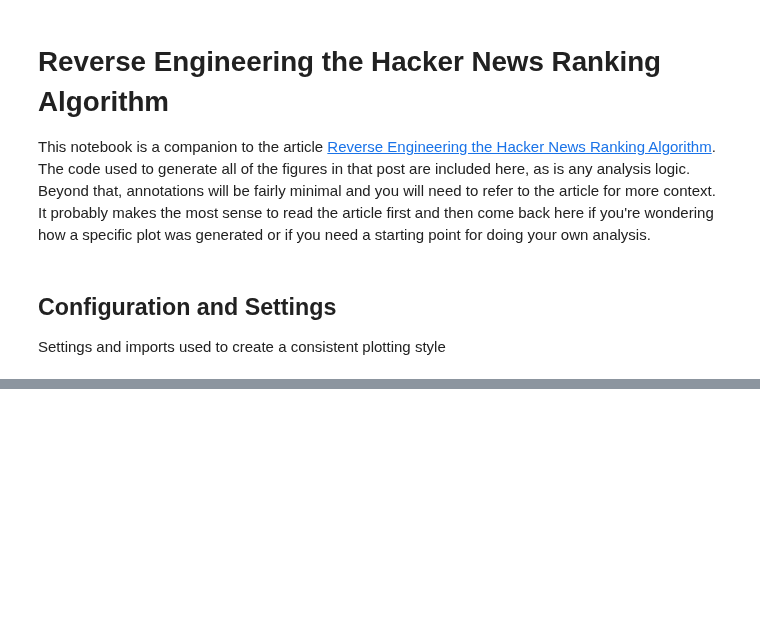
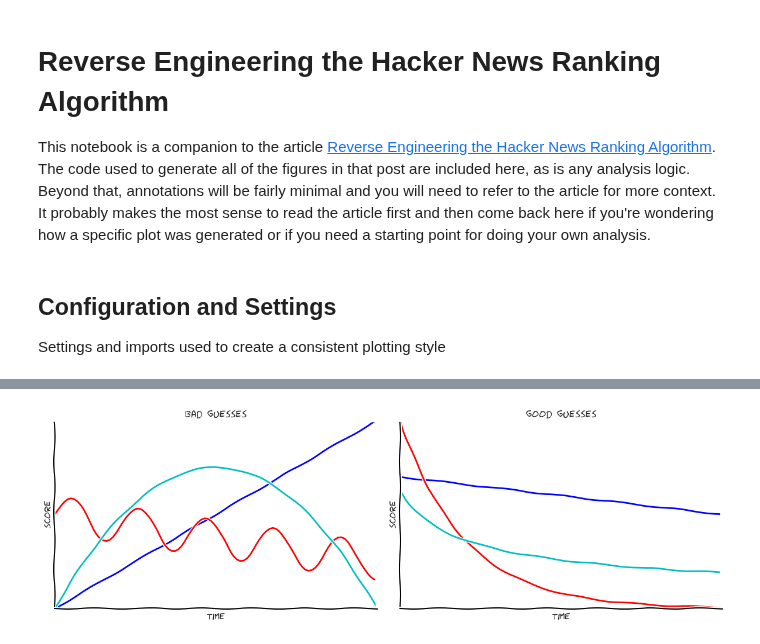
Before and after one commit to sangaline/reverse-engineering-the-hacker-news-ranking-algorithm, a Jupyter notebook: Reverse Engineering the Hacker News Ranking Algorithm.ipynb, the cells around one changed output, grey strips where cells are left out. Cells and saved outputs as stored; diff of their text form; code cells hidden in the pictures; blank space fills up the shorter version.

Commit message:
Add a cartoon figure for differentiating good/bad score function guesses.

```diff
--- a/Reverse Engineering the Hacker News Ranking Algorithm.ipynb
+++ b/Reverse Engineering the Hacker News Ranking Algorithm.ipynb
@@ -27,0 +34,33 @@ double_figsize = (12, 4)
+# %%
+# make it clear that the graphs are qualitative
+with plt.xkcd():
+    # set up the split figure and axes
+    fig, (ax1, ax2) = plt.subplots(1, 2, figsize=double_figsize)
+    for ax in [ax1, ax2]:
+        ax.spines['right'].set_color('none')
+        ax.spines['top'].set_color('none')
+        ax.set_xticks([])
+        ax.set_yticks([])
+        ax.set_xlabel('time')
+        ax.set_ylabel('score')
+        ax.set_ylim(0, 1)
+
+    x = np.linspace(0, 1, 100)
+
+    # plot a few functions that violate are constraints
+    ax1.plot(x, x)
+    ax1.plot(x, 0.5 - 0.25*x + 0.1*np.sin(x*30))
+    ax1.plot(x, -3*x*(x-1))
+    ax1.set_title('bad guesses')
+
+    # and a few that don't
+    ax2.plot(x, 0.7 - x*.2)
+    ax2.plot(x, np.exp(-5*x))
+    ax2.plot(x, 0.2/np.power(0.1 + x, 0.5))
+    ax2.set_title('good guesses')
+
+    fig.tight_layout()
+    fig.savefig('img/guesses.png')
+    plt.show()
+# %% [output]
+[figure, added]
```
Also changed, not shown: parts of 2 cells of this notebook.
